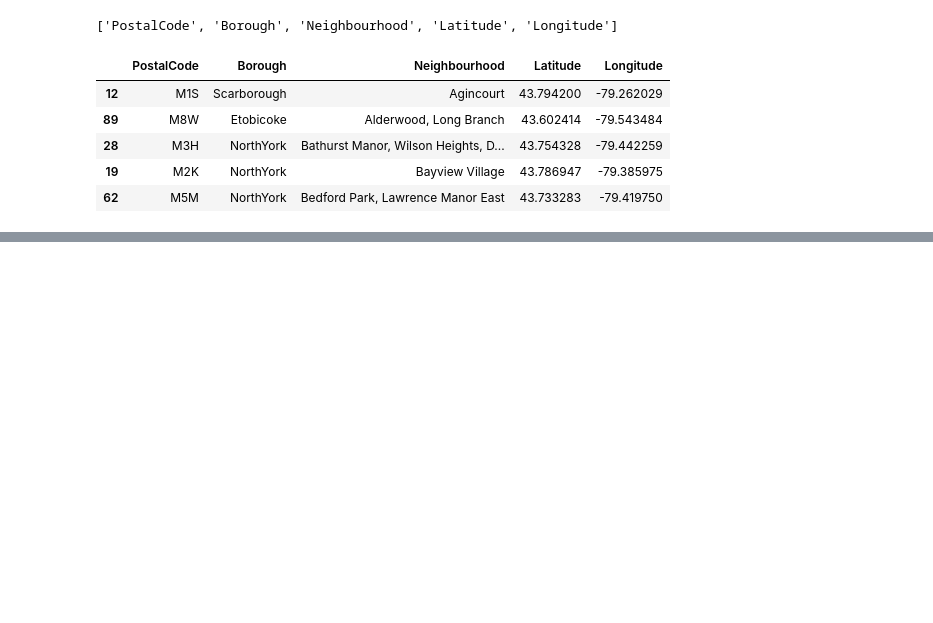
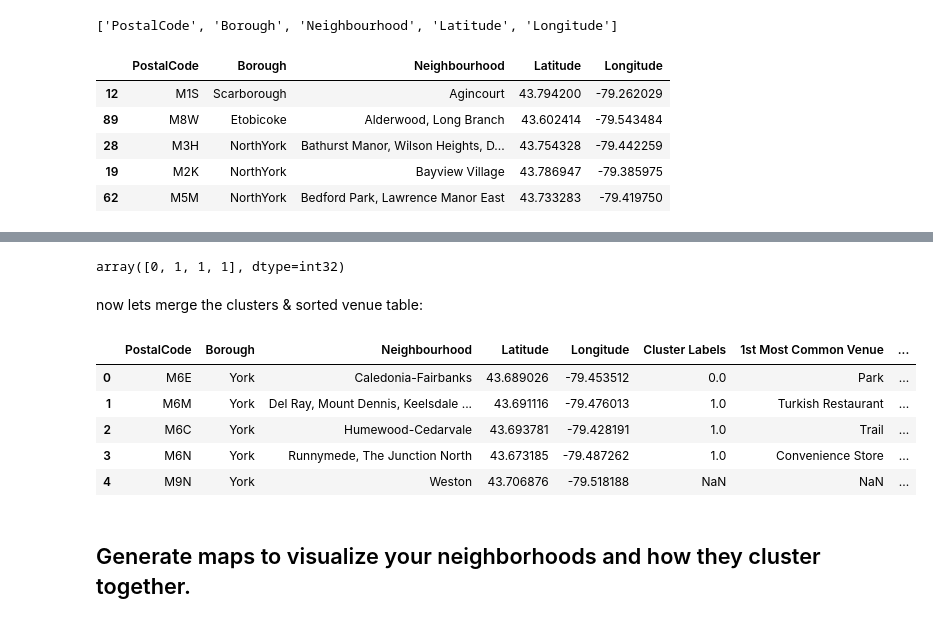
Before and after one commit to JepsonDu/Coursera_Capstone, a Jupyter notebook: Coursera_Capstone.ipynb, the cells around one changed output, grey strips where cells are left out. Cells and saved outputs as stored; diff of their text form; code cells hidden in the pictures; blank space fills up the shorter version.

```diff
--- a/Coursera_Capstone.ipynb
+++ b/Coursera_Capstone.ipynb
@@ -334,0 +750,6 @@ sorted_dataframe.head()
+# %%
+def return_most_common_venues(row, num_top_venues):
+    row_categories = row.iloc[1:]
+    row_categories_sorted = row_categories.sort_values(ascending=False)
+
+    return row_categories_sorted.index.values[0:num_top_venues]
@@ -334,0 +775,4 @@ sorted_dataframe.head()
+# %%
+york_neighbourhoods_venues_sorted['Neighbourhood'] = york_grouped['Neighbourhood']
+
+york_neighbourhoods_venues_sorted.head(2)
@@ -334,0 +783,5 @@ sorted_dataframe.head()
+# %%
+for ind in np.arange(york_grouped.shape[0]):
+    york_neighbourhoods_venues_sorted.iloc[ind, 1:] = return_most_common_venues(york_grouped.iloc[ind, :], num_top_venues)
+
+york_neighbourhoods_venues_sorted.head(2)
@@ -334,0 +797,34 @@ sorted_dataframe.head()
+# %%
+# set number of clusters
+kclusters = 2
+
+york_grouped_clustering = york_grouped.drop('Neighbourhood', 1)
+
+# run k-means clustering
+york_kmeans = KMeans(n_clusters=kclusters, random_state=0).fit(york_grouped_clustering)
+
+# check cluster labels generated for each row in the dataframe
+york_kmeans.labels_[0:5]
+# %% [output]
+array([0, 1, 1, 1], dtype=int32)
+# %% [markdown]
+now lets merge the clusters & sorted venue table:
+# %%
+# add clustering labels
+york_neighbourhoods_venues_sorted.insert(0, 'Cluster Labels', york_kmeans.labels_)
+
+york_merged = york_data
+
+# merge toronto_grouped with toronto_data to add latitude/longitude for each neighborhood
+york_merged = york_merged.join(york_neighbourhoods_venues_sorted.set_index('Neighbourhood'), on='Neighbourhood')
+
+york_merged
+# %% [output]
+|  | PostalCode | Borough | Neighbourhood | Latitude | Longitude | Cluster Labels | 1st Most Common Venue | ... |
+| 0 | M6E | York | Caledonia-Fairbanks | 43.689026 | -79.453512 | 0.0 | Park | ... |
+| 1 | M6M | York | Del Ray, Mount Dennis, Keelsdale ... | 43.691116 | -79.476013 | 1.0 | Turkish Restaurant | ... |
+| 2 | M6C | York | Humewood-Cedarvale | 43.693781 | -79.428191 | 1.0 | Trail | ... |
+| 3 | M6N | York | Runnymede, The Junction North | 43.673185 | -79.487262 | 1.0 | Convenience Store | ... |
+| 4 | M9N | York | Weston | 43.706876 | -79.518188 | NaN | NaN | ... |
+# %% [markdown]
+## Generate maps to visualize your neighborhoods and how they cluster together.
```
Also changed, not shown: parts of 39 cells of this notebook.
